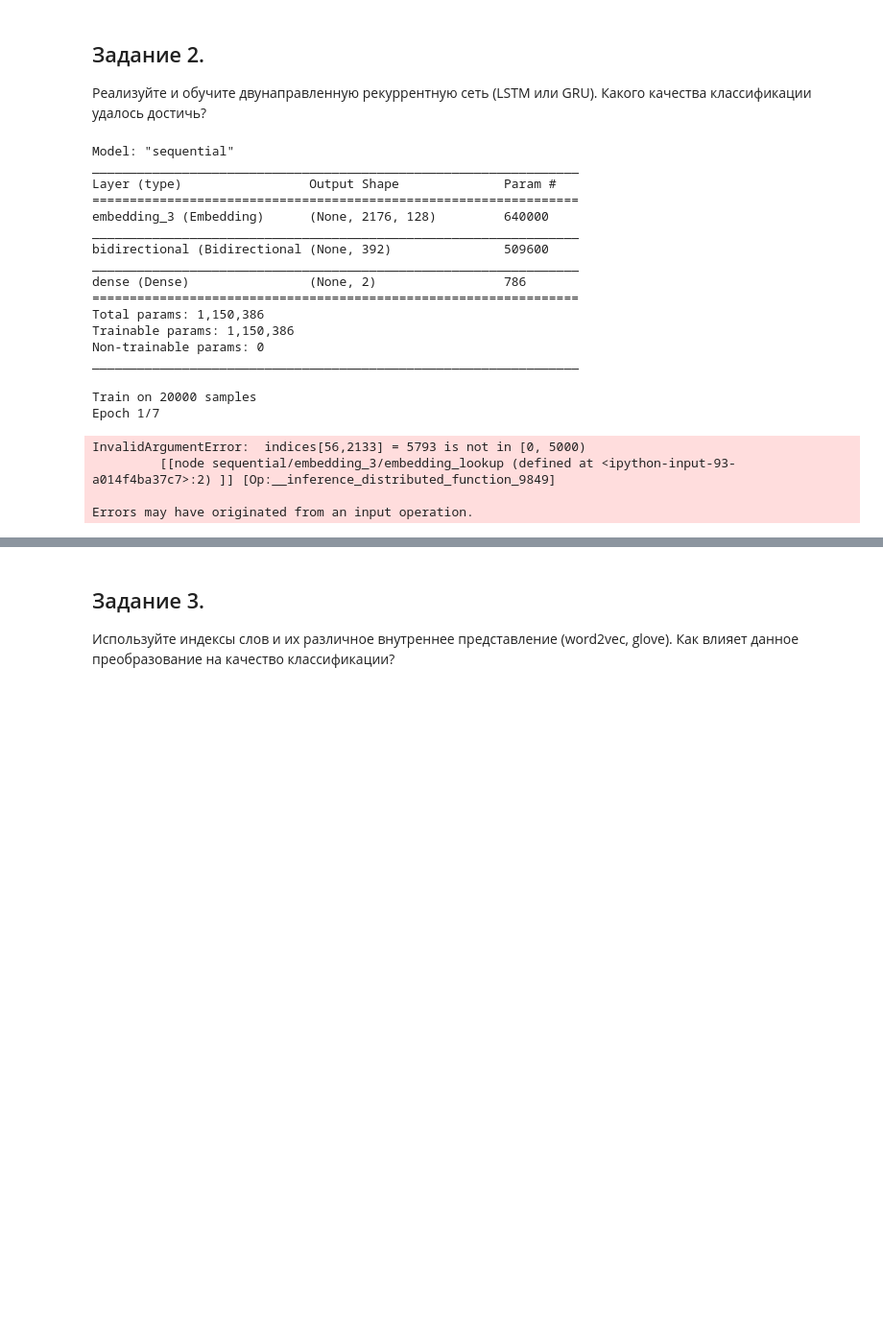
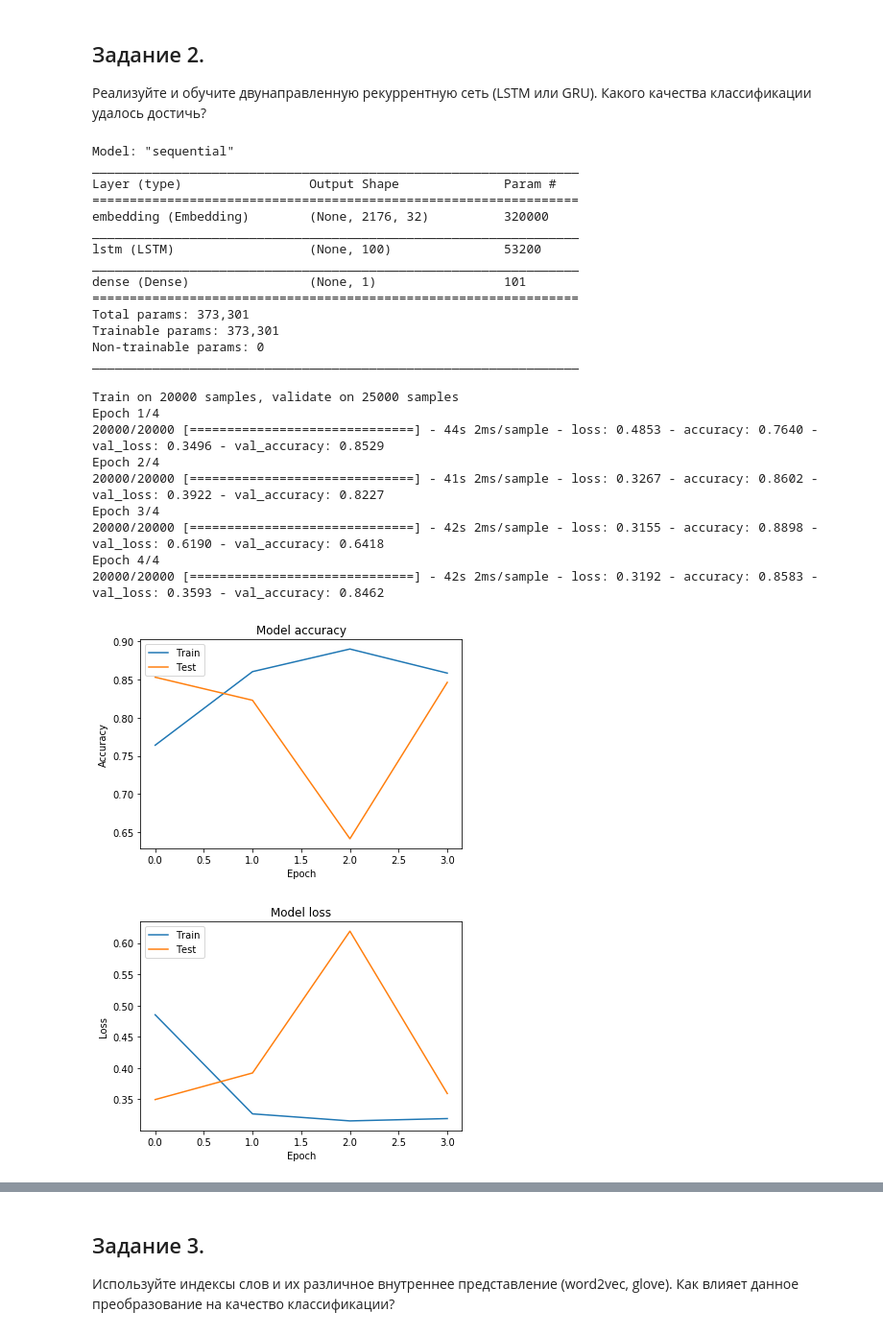
Before and after one commit to AntonDatsik/neural-networks, a Jupyter notebook: lab7.ipynb, the cells around one changed output, grey strips where cells are left out. Shown at 96% size. Cells and saved outputs as stored; diff of their text form; code cells hidden in the pictures; blank space fills up the shorter version.

Commit message:
Trained lab7, added lab8.

```diff
--- a/lab7.ipynb
+++ b/lab7.ipynb
@@ -118,10 +119,12 @@ X_train, X_val, y_train, y_val = train_test_split(X_train, y_train, test_size =
 from tensorflow.keras.models import Sequential
 from tensorflow.keras.layers import Embedding, LSTM, Dense, Bidirectional
 
+embedding_vector_length = 32
+
 network = Sequential([
-    Embedding(5000, 128, input_length = X_train.shape[1]),
-    Bidirectional(LSTM(196)),
-    Dense(2, activation = 'softmax')
+    Embedding(10000, embedding_vector_length, input_length=X_train.shape[1]),
+    LSTM(100),
+    Dense(1, activation='sigmoid')
 ])
 
 network.summary()
@@ -130,23 +133,47 @@ Model: "sequential"
 _________________________________________________________________
 Layer (type)                 Output Shape              Param #
 =================================================================
-embedding_3 (Embedding)      (None, 2176, 128)         640000
+embedding (Embedding)        (None, 2176, 32)          320000
 _________________________________________________________________
-bidirectional (Bidirectional (None, 392)               509600
+lstm (LSTM)                  (None, 100)               53200
 _________________________________________________________________
-dense (Dense)                (None, 2)                 786
+dense (Dense)                (None, 1)                 101
 =================================================================
-Total params: 1,150,386
-Trainable params: 1,150,386
+Total params: 373,301
+Trainable params: 373,301
 Non-trainable params: 0
 _________________________________________________________________
 # %%
-network.compile(loss = 'sparse_categorical_crossentropy', optimizer = 'adam', metrics = ['accuracy'])
-network.fit(X_train, y_train, epochs = 7, batch_size = 128, verbose = 2)
+network.compile(loss='binary_crossentropy', optimizer='adam', metrics=['accuracy'])
+history = network.fit(X_train, y_train, validation_data=(X_test, y_test), epochs=4, batch_size=64)
 # %% [output]
-Train on 20000 samples
-Epoch 1/7
+Train on 20000 samples, validate on 25000 samples
+Epoch 1/4
+20000/20000 [==============================] - 44s 2ms/sample - loss: 0.4853 - accuracy: 0.7640 - val_loss: 0.3496 - val_accuracy: 0.8529
+Epoch 2/4
+20000/20000 [==============================] - 41s 2ms/sample - loss: 0.3267 - accuracy: 0.8602 - val_loss: 0.3922 - val_accuracy: 0.8227
+Epoch 3/4
+20000/20000 [==============================] - 42s 2ms/sample - loss: 0.3155 - accuracy: 0.8898 - val_loss: 0.6190 - val_accuracy: 0.6418
+Epoch 4/4
+20000/20000 [==============================] - 42s 2ms/sample - loss: 0.3192 - accuracy: 0.8583 - val_loss: 0.3593 - val_accuracy: 0.8462
-InvalidArgumentError:  indices[56,2133] = 5793 is not in [0, 5000)
-         [[node sequential/embedding_3/embedding_lookup (defined at <ipython-input-93-a014f4ba37c7>:2) ]] [Op:__inference_distributed_function_9849]
-
-Errors may have originated from an input operation.
+# %%
+# Plot training & validation accuracy values
+plt.plot(history.history['accuracy'])
+plt.plot(history.history['val_accuracy'])
+plt.title('Model accuracy')
+plt.ylabel('Accuracy')
+plt.xlabel('Epoch')
+plt.legend(['Train', 'Test'], loc='upper left')
+plt.show()
+
+# Plot training & validation loss values
+plt.plot(history.history['loss'])
+plt.plot(history.history['val_loss'])
+plt.title('Model loss')
+plt.ylabel('Loss')
+plt.xlabel('Epoch')
+plt.legend(['Train', 'Test'], loc='upper left')
+plt.show()
+# %% [output]
+[figure, added]
+[figure, added]
```
Also changed, not shown: parts of 12 cells of this notebook, 1 other file.
